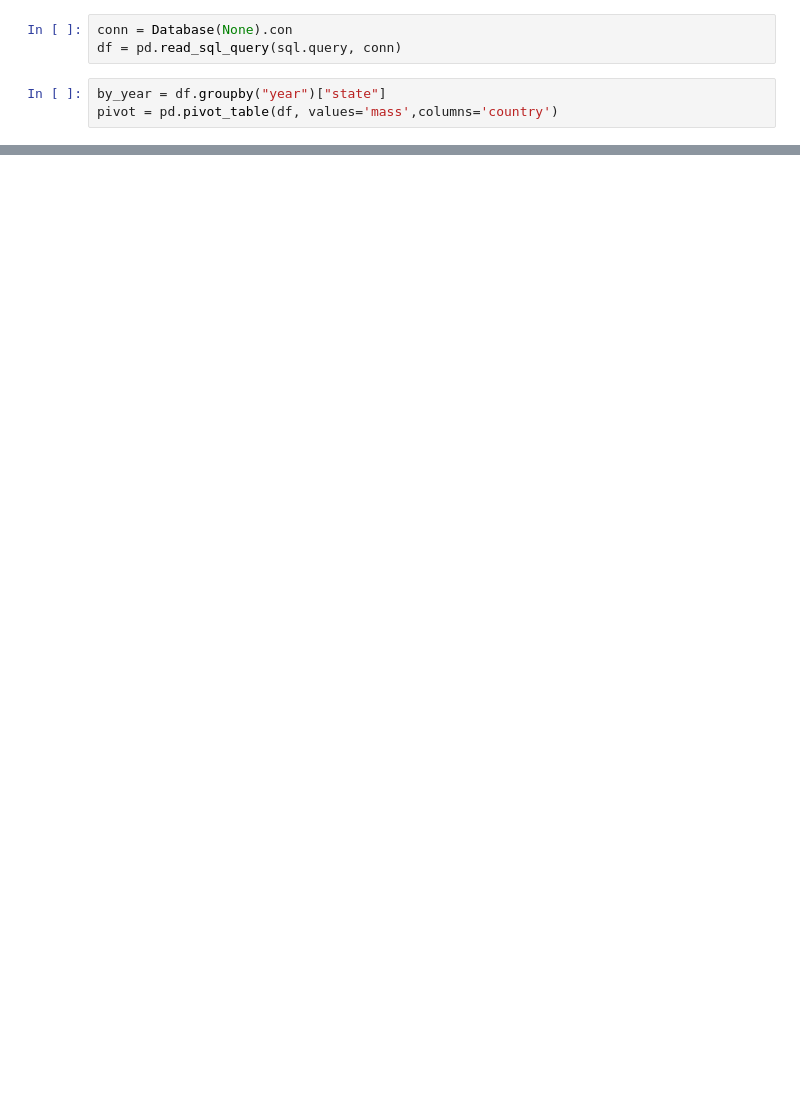
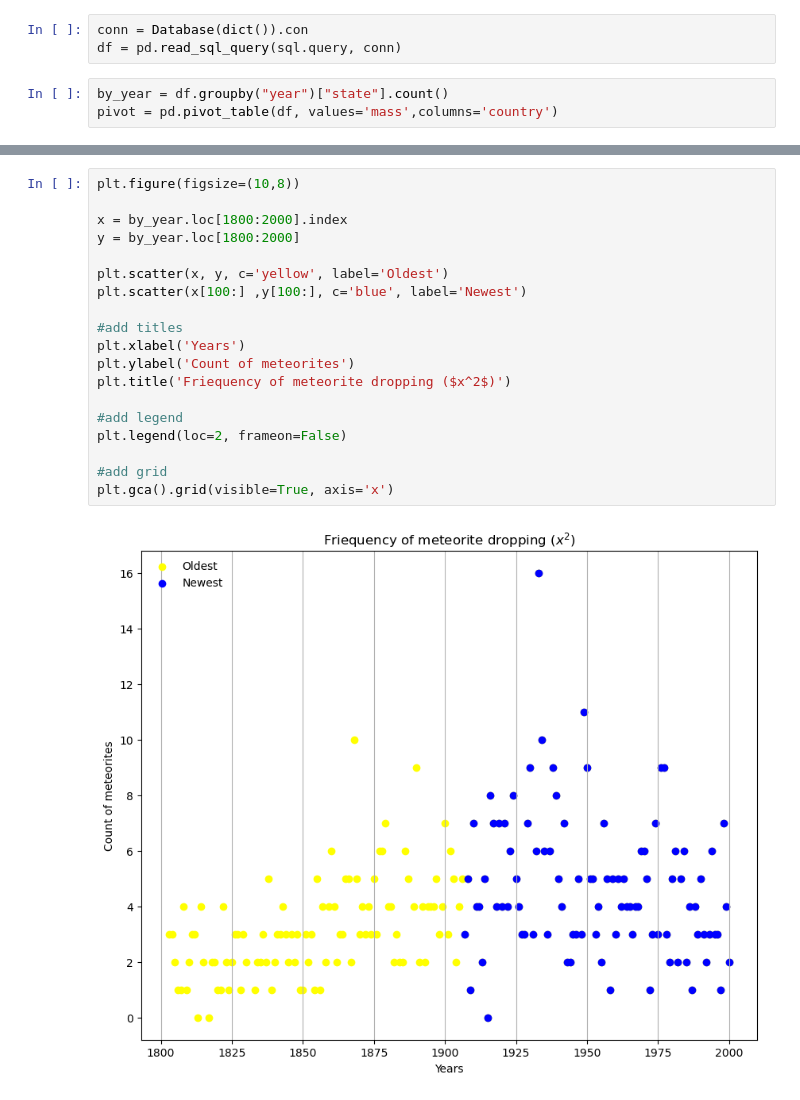
Before and after one commit to chelovekpayk/meteorite_data, a Jupyter notebook: analytics.ipynb, the cells around one changed output, grey strips where cells are left out. Saved outputs shown, nothing was run; the diff lists cells and outputs as text; blank space fills up the shorter version.

Commit message:
(analytics.ipynb) added plot

```diff
--- a/analytics.ipynb
+++ b/analytics.ipynb
@@ -3,10 +4,10 @@ import pandas as pd
 import sql
 from db import Database
 # %%
-conn = Database(None).con
+conn = Database(dict()).con
 df = pd.read_sql_query(sql.query, conn)
 # %%
-by_year = df.groupby("year")["state"]
+by_year = df.groupby("year")["state"].count()
 pivot = pd.pivot_table(df, values='mass',columns='country')
 # %%
 pivot[['US','RU']]
@@ -15,0 +28,21 @@ pivot[['US','RU']]
+# %%
+plt.figure(figsize=(10,8))
+
+x = by_year.loc[1800:2000].index
+y = by_year.loc[1800:2000]
+
+plt.scatter(x, y, c='yellow', label='Oldest')
+plt.scatter(x[100:] ,y[100:], c='blue', label='Newest')
+
+#add titles
+plt.xlabel('Years')
+plt.ylabel('Count of meteorites')
+plt.title('Friequency of meteorite dropping ($x^2$)')
+
+#add legend
+plt.legend(loc=2, frameon=False)
+
+#add grid
+plt.gca().grid(visible=True, axis='x')
+# %% [output]
+[figure, added]
```
Also changed, not shown: parts of 3 cells of this notebook.
